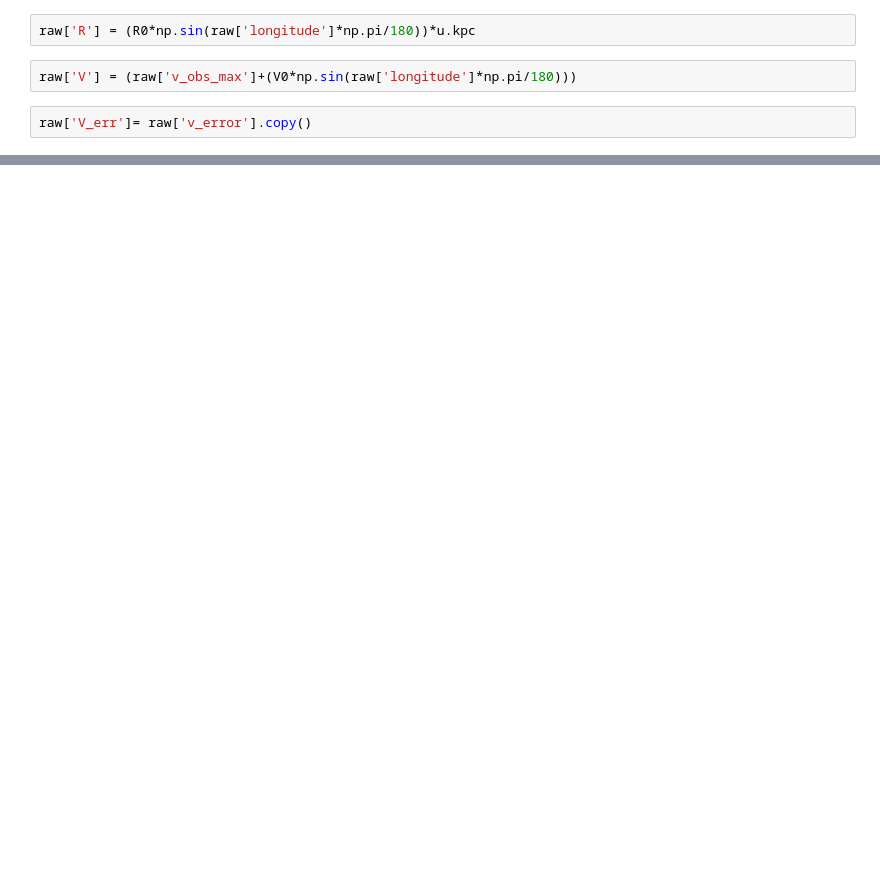
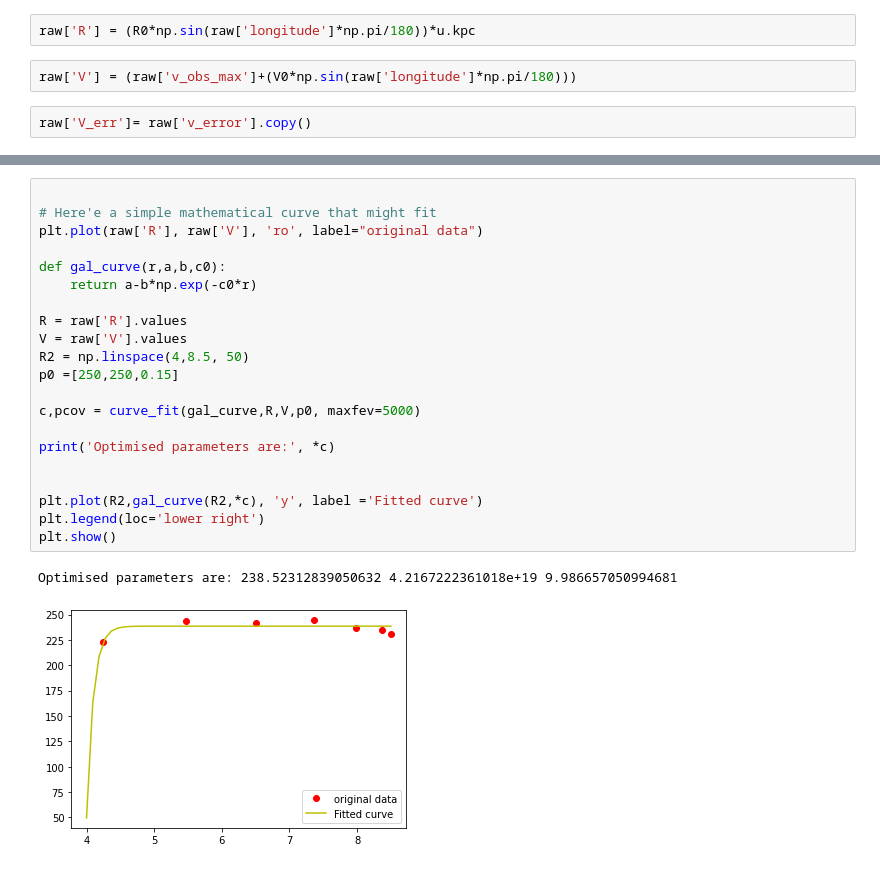
Before and after one commit to gehadibany/milky_way_mapping, a Jupyter notebook: Rotation_Curve.ipynb, the cells around one changed output, grey strips where cells are left out. Cells and saved outputs as stored; diff of their text form; blank space fills up the shorter version.

Commit message:
Fit curve code

```diff
--- a/Rotation_Curve.ipynb
+++ b/Rotation_Curve.ipynb
@@ -72,0 +68,24 @@ Loading BokehJS ...
+# %%
+
+# Here'e a simple mathematical curve that might fit
+plt.plot(raw['R'], raw['V'], 'ro', label="original data")
+
+def gal_curve(r,a,b,c0):
+    return a-b*np.exp(-c0*r)
+
+R = raw['R'].values
+V = raw['V'].values
+R2 = np.linspace(4,8.5, 50)
+p0 =[250,250,0.15]
+
+c,pcov = curve_fit(gal_curve,R,V,p0, maxfev=5000)
+
+print('Optimised parameters are:', *c)
+
+
+plt.plot(R2,gal_curve(R2,*c), 'y', label ='Fitted curve')
+plt.legend(loc='lower right')
+plt.show()
+# %% [output]
+Optimised parameters are: 238.52312839050632 4.2167222361018e+19 9.986657050994681
+[figure, added]
```
Also changed, not shown: parts of 4 cells of this notebook.
